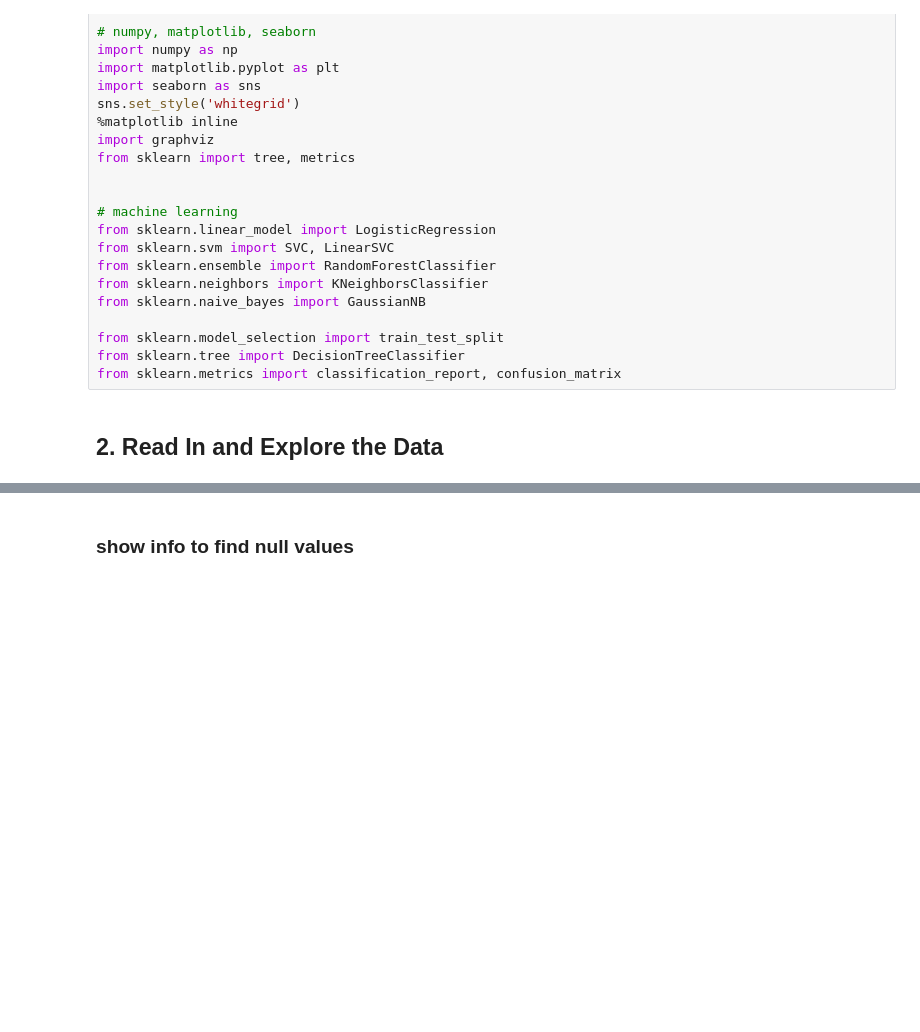
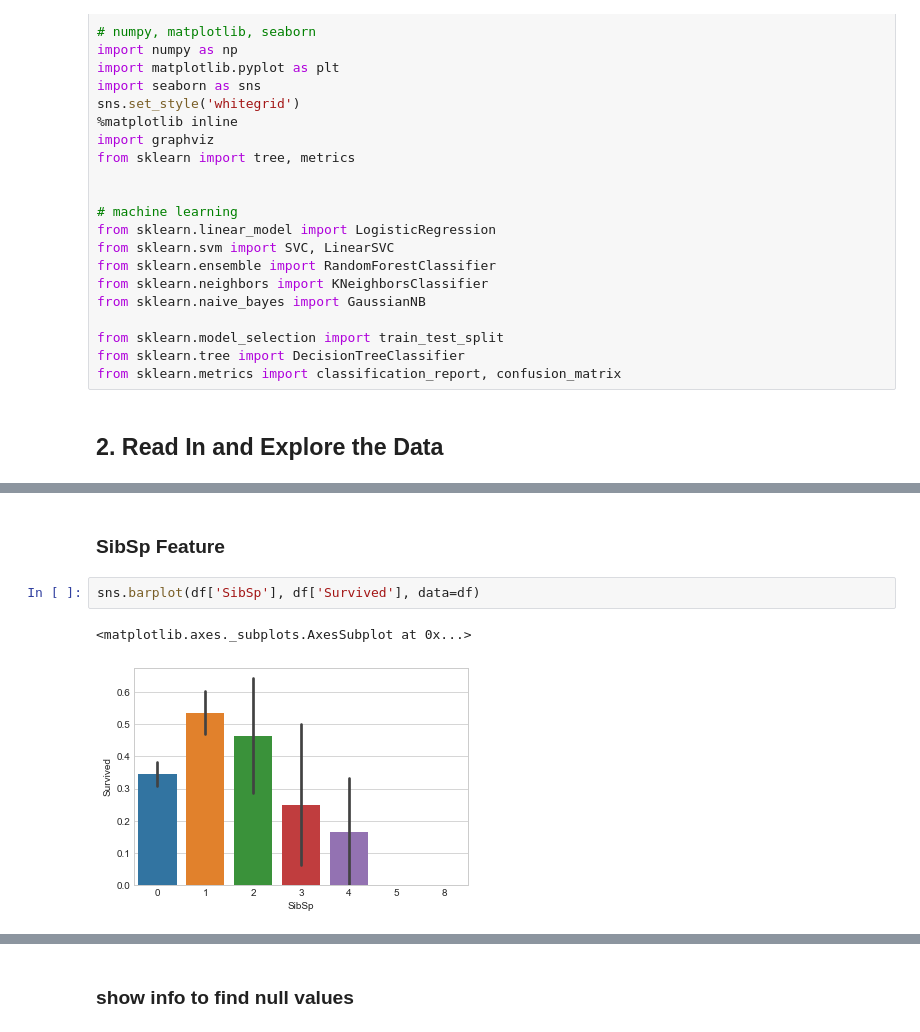
Before and after one commit to toon159/INT638, a Jupyter notebook: INT638.ipynb, the cells around one changed output, grey strips where cells are left out. Cells and saved outputs as stored; diff of their text form; blank space fills up the shorter version.

```diff
--- a/INT638.ipynb
+++ b/INT638.ipynb
@@ -81,0 +134,7 @@ df.describe(include='all')
+# %% [markdown]
+### SibSp Feature
+# %%
+sns.barplot(df['SibSp'], df['Survived'], data=df)
+# %% [output]
+<matplotlib.axes._subplots.AxesSubplot at 0x...>
+[figure, added]
```
Also changed, not shown: parts of 32 cells of this notebook.
